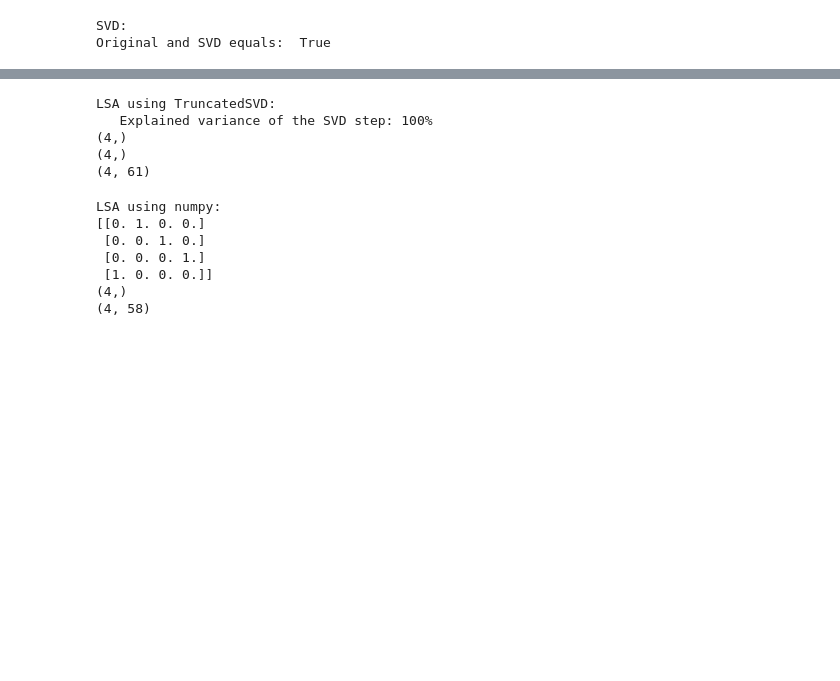
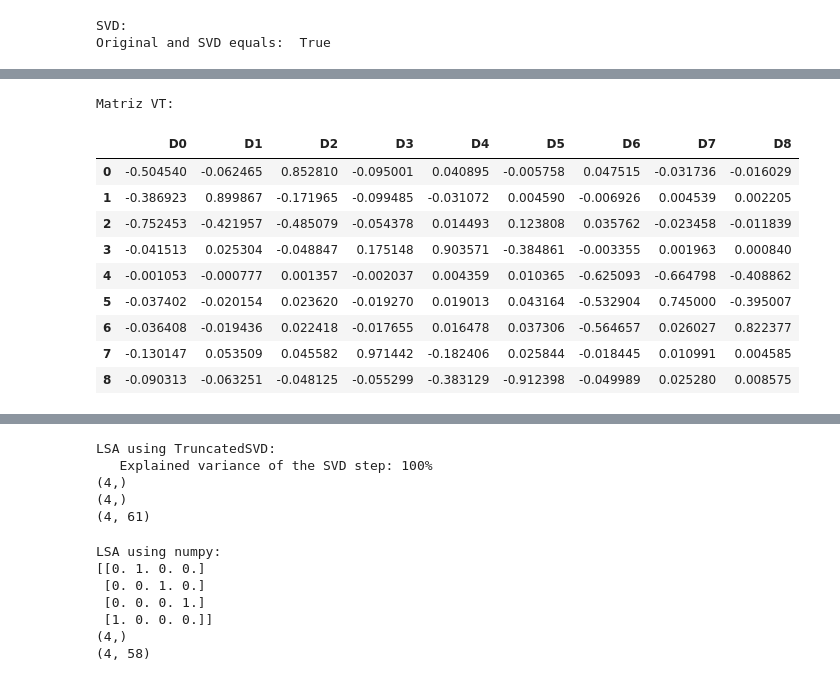
Before and after one commit to rdenadai/TxtP-Study-Notebooks, a Jupyter notebook: notebooks/text_classification_example.ipynb, the cells around one changed output, grey strips where cells are left out. Cells and saved outputs as stored; diff of their text form; code cells hidden in the pictures; blank space fills up the shorter version.

```diff
--- a/notebooks/text_classification_example.ipynb
+++ b/notebooks/text_classification_example.ipynb
@@ -353,3 +386,19 @@ Original and SVD equals:  True
+# %%
+print('Matriz VT:')
+weights_vm = pd.DataFrame(v.T, columns=ldocs)
+display(weights_vm.head(15))
+# %% [output]
+Matriz VT:
+|  | D0 | D1 | D2 | D3 | D4 | D5 | D6 | D7 | D8 |
+| 0 | -0.504540 | -0.062465 | 0.852810 | -0.095001 | 0.040895 | -0.005758 | 0.047515 | -0.031736 | -0.016029 |
+| 1 | -0.386923 | 0.899867 | -0.171965 | -0.099485 | -0.031072 | 0.004590 | -0.006926 | 0.004539 | 0.002205 |
+| 2 | -0.752453 | -0.421957 | -0.485079 | -0.054378 | 0.014493 | 0.123808 | 0.035762 | -0.023458 | -0.011839 |
+| 3 | -0.041513 | 0.025304 | -0.048847 | 0.175148 | 0.903571 | -0.384861 | -0.003355 | 0.001963 | 0.000840 |
+| 4 | -0.001053 | -0.000777 | 0.001357 | -0.002037 | 0.004359 | 0.010365 | -0.625093 | -0.664798 | -0.408862 |
+| 5 | -0.037402 | -0.020154 | 0.023620 | -0.019270 | 0.019013 | 0.043164 | -0.532904 | 0.745000 | -0.395007 |
+| 6 | -0.036408 | -0.019436 | 0.022418 | -0.017655 | 0.016478 | 0.037306 | -0.564657 | 0.026027 | 0.822377 |
+| 7 | -0.130147 | 0.053509 | 0.045582 | 0.971442 | -0.182406 | 0.025844 | -0.018445 | 0.010991 | 0.004585 |
+| 8 | -0.090313 | -0.063251 | -0.048125 | -0.055299 | -0.383129 | -0.912398 | -0.049989 | 0.025280 | 0.008575 |
 # %%
 # hmm-lda
 # https://ieeexplore.ieee.org/document/7363382
```
Also changed, not shown: parts of 12 cells of this notebook.
